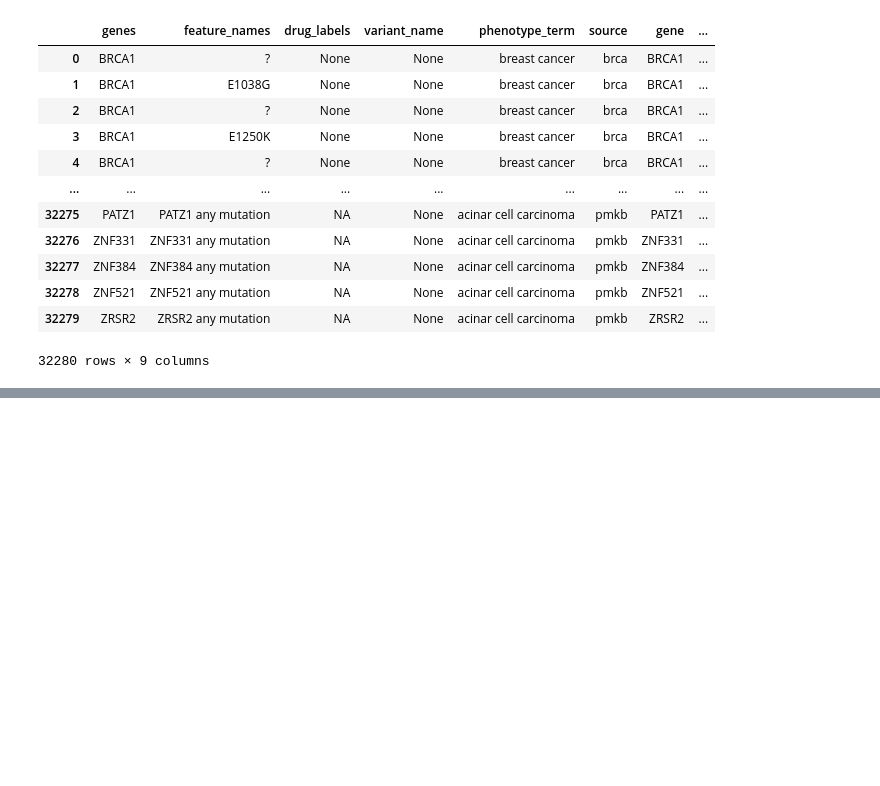
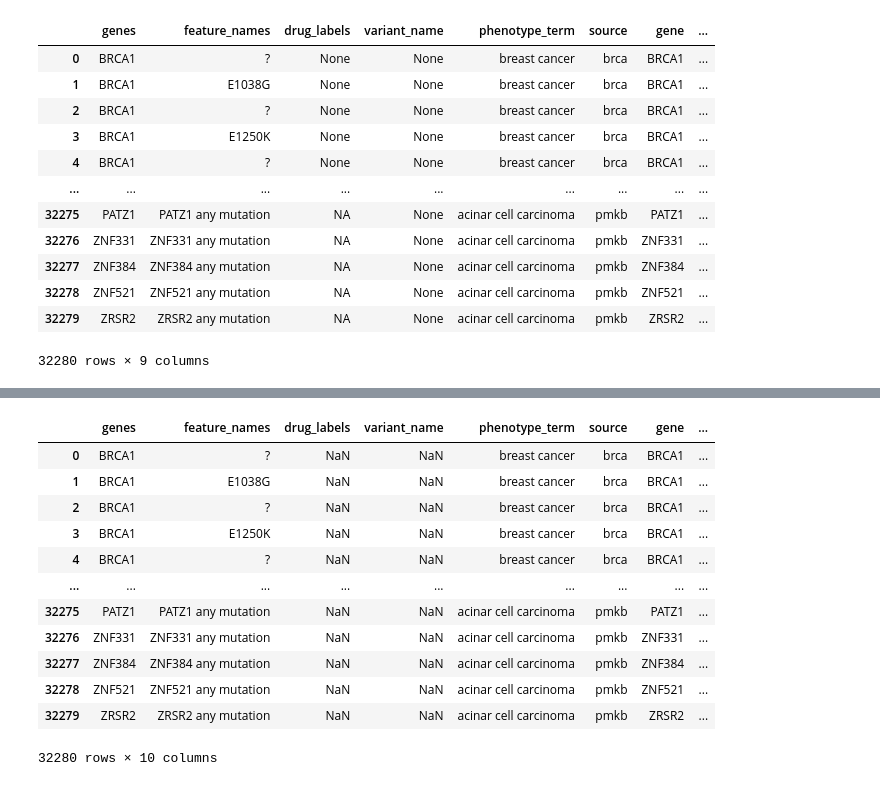
Before and after one commit to cancervariants/metakb, a Jupyter notebook: notebooks/v1_uniqueness.ipynb, the cells around one changed output, grey strips where cells are left out. Drawn from its saved outputs; the diff is of its cells as text; code cells hidden in the pictures; blank space fills up the shorter version.

```diff
--- a/notebooks/v1_uniqueness.ipynb
+++ b/notebooks/v1_uniqueness.ipynb
@@ -262,0 +140,19 @@ Name: count, Length: 509, dtype: int64
+# %%
+df = pd.read_excel('v1_data_normalized.xlsx').drop(labels='Unnamed: 0',axis=1)
+df
+
+# TODO: Graph pure overlap, capture concept representation across sources, graph representation across sources
+# %% [output]
+|  | genes | feature_names | drug_labels | variant_name | phenotype_term | source | gene | ... |
+| 0 | BRCA1 | ? | NaN | NaN | breast cancer | brca | BRCA1 | ... |
+| 1 | BRCA1 | E1038G | NaN | NaN | breast cancer | brca | BRCA1 | ... |
+| 2 | BRCA1 | ? | NaN | NaN | breast cancer | brca | BRCA1 | ... |
+| 3 | BRCA1 | E1250K | NaN | NaN | breast cancer | brca | BRCA1 | ... |
+| 4 | BRCA1 | ? | NaN | NaN | breast cancer | brca | BRCA1 | ... |
+| ... | ... | ... | ... | ... | ... | ... | ... | ... |
+| 32275 | PATZ1 | PATZ1 any mutation | NaN | NaN | acinar cell carcinoma | pmkb | PATZ1 | ... |
+| 32276 | ZNF331 | ZNF331 any mutation | NaN | NaN | acinar cell carcinoma | pmkb | ZNF331 | ... |
+| 32277 | ZNF384 | ZNF384 any mutation | NaN | NaN | acinar cell carcinoma | pmkb | ZNF384 | ... |
+| 32278 | ZNF521 | ZNF521 any mutation | NaN | NaN | acinar cell carcinoma | pmkb | ZNF521 | ... |
+| 32279 | ZRSR2 | ZRSR2 any mutation | NaN | NaN | acinar cell carcinoma | pmkb | ZRSR2 | ... |
+32280 rows × 10 columns
```
Also changed, not shown: parts of 24 cells of this notebook.
